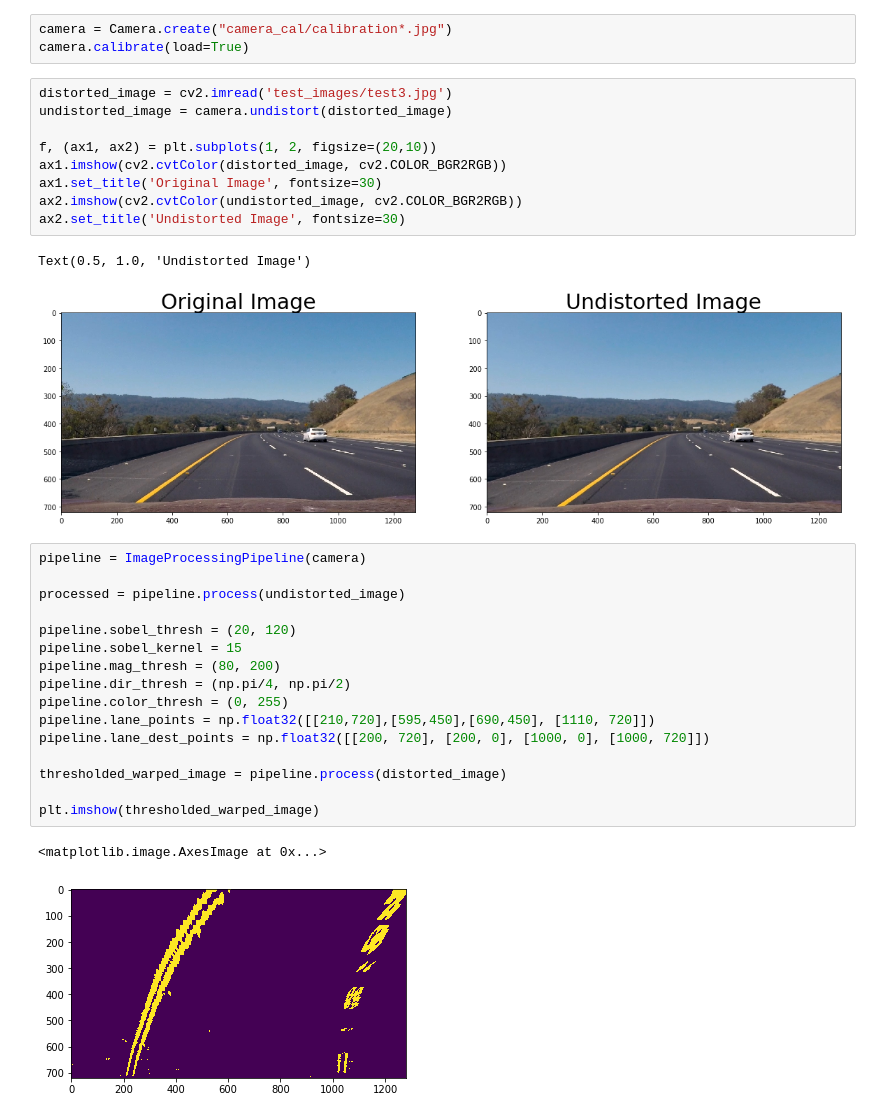
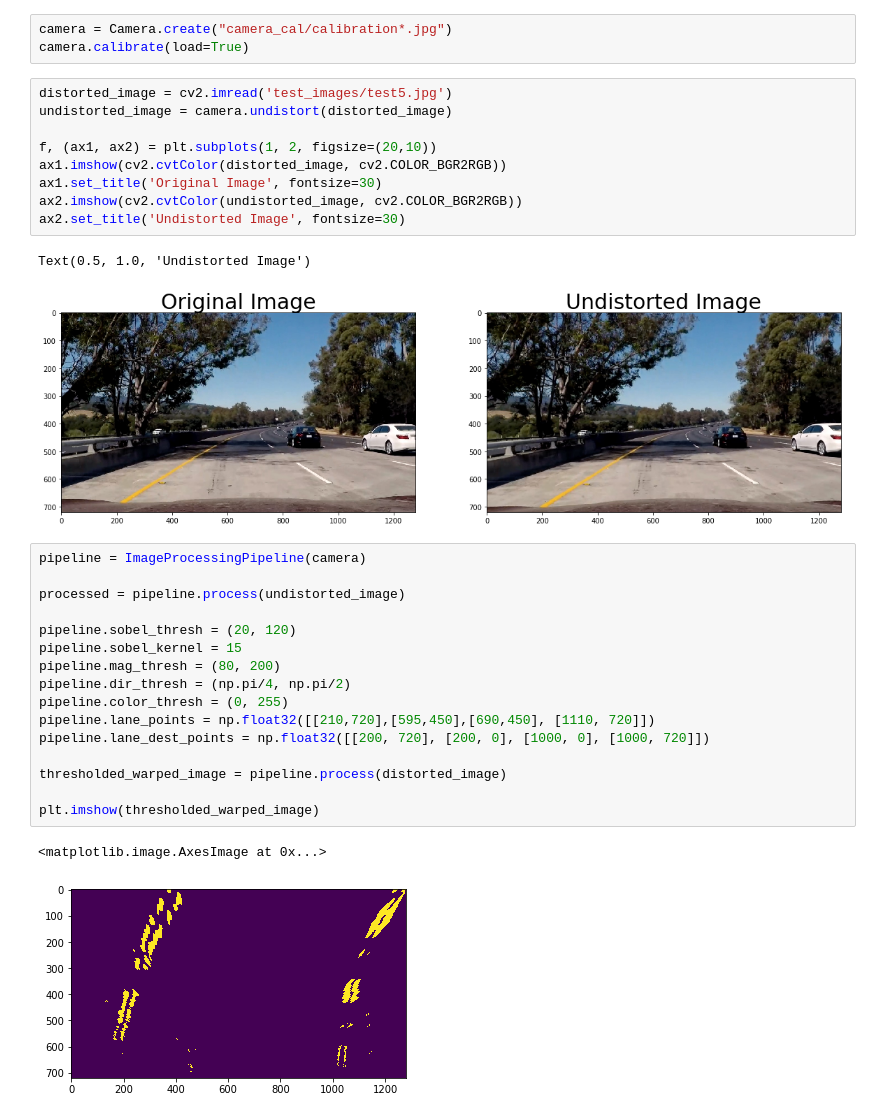
Before and after one commit to streed/CarND-Advanced-Lane-Lines, a Jupyter notebook: advanced_lane_detection_test_bed.ipynb, the cells around one changed output. Drawn from its saved outputs; the diff is of its cells as text.

Commit message:
new image

```diff
--- a/advanced_lane_detection_test_bed.ipynb
+++ b/advanced_lane_detection_test_bed.ipynb
@@ -11,17 +11,17 @@ from src.image_processing_pipeline import ImageProcessingPipeline
 camera = Camera.create("camera_cal/calibration*.jpg")
 camera.calibrate(load=True)
 # %%
-distorted_image = cv2.imread('test_images/test3.jpg')
+distorted_image = cv2.imread('test_images/test5.jpg')
 undistorted_image = camera.undistort(distorted_image)
 
 f, (ax1, ax2) = plt.subplots(1, 2, figsize=(20,10))
 ax1.imshow(cv2.cvtColor(distorted_image, cv2.COLOR_BGR2RGB))
 ax1.set_title('Original Image', fontsize=30)
 ax2.imshow(cv2.cvtColor(undistorted_image, cv2.COLOR_BGR2RGB))
 ax2.set_title('Undistorted Image', fontsize=30)
 # %% [output]
 Text(0.5, 1.0, 'Undistorted Image')
-[figure, old version]
+[figure, new version]
 # %%
 pipeline = ImageProcessingPipeline(camera)
 
@@ -40,7 +40,7 @@ thresholded_warped_image = pipeline.process(distorted_image)
 plt.imshow(thresholded_warped_image)
 # %% [output]
 <matplotlib.image.AxesImage at 0x...>
-[figure, old version]
+[figure, new version]
 # %%
 from src.road import Road
 
```
Also changed, not shown: parts of 1 cell of this notebook.
